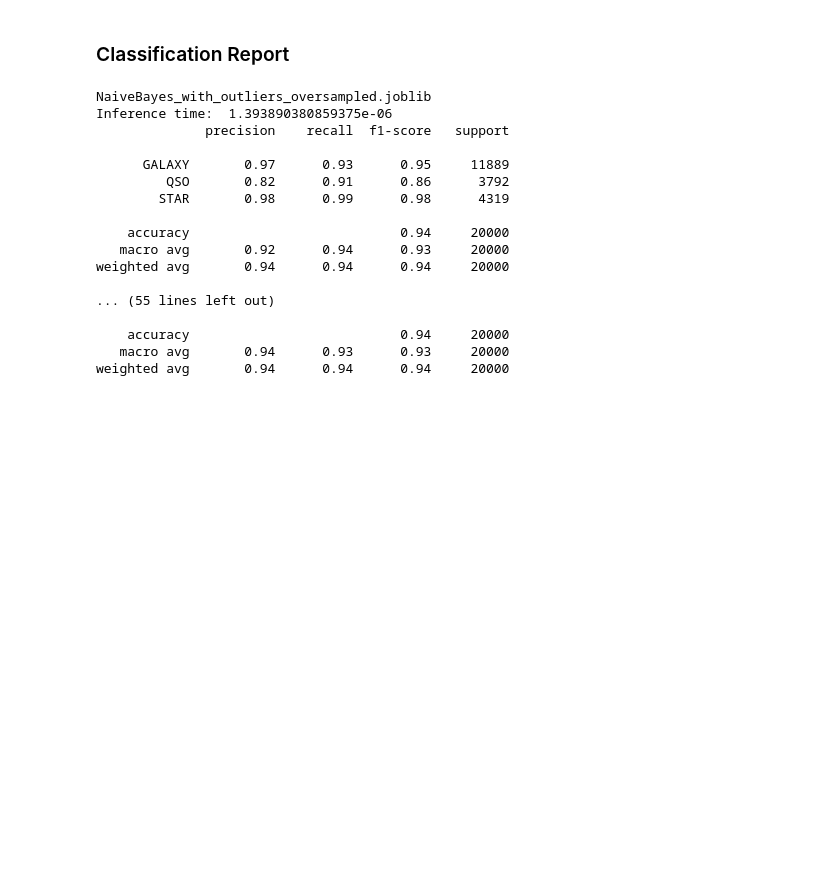
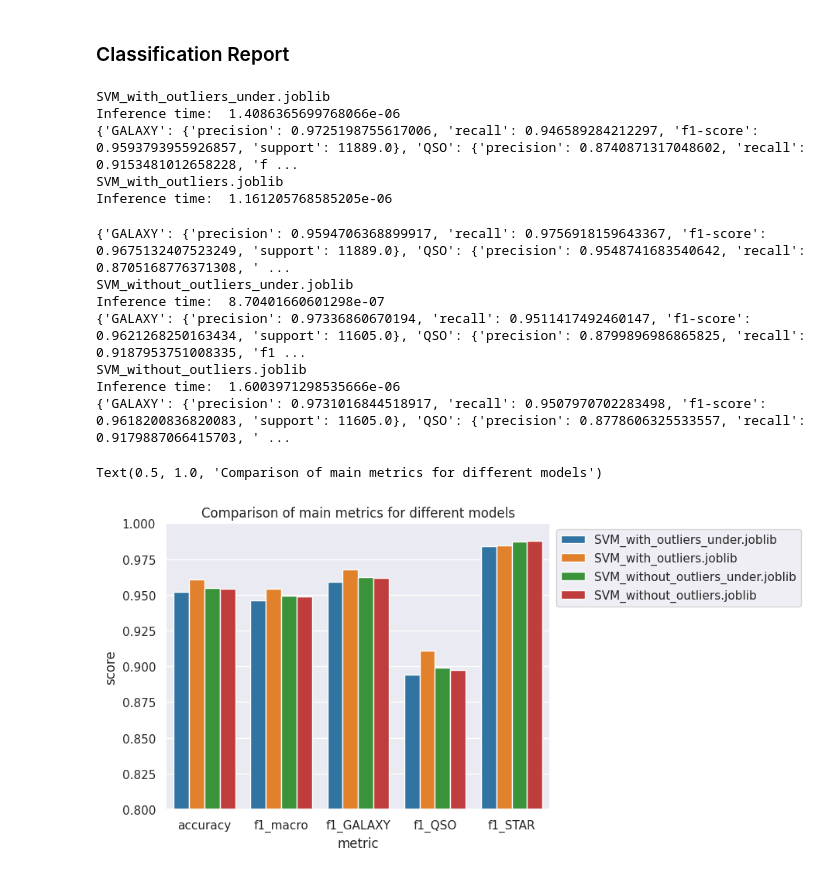
Before and after one commit to LouisCleriot/Stellar-object-classification, a Jupyter notebook: notebooks/Models/choosing-model.ipynb, the cells around one changed output. Saved outputs shown, nothing was run; the diff lists cells and outputs as text; code cells hidden in the pictures; blank space fills up the shorter version.

Commit message:
modif choosing model to plot graph

```diff
--- a/notebooks/Models/choosing-model.ipynb
+++ b/notebooks/Models/choosing-model.ipynb
@@ -15,3 +15,6 @@ import os
 from sklearn.metrics import classification_report
 from sklearn.preprocessing import LabelEncoder
 import time
+import seaborn as sns
+sns.set_style("darkgrid")
+sns.set_context("notebook")
@@ -56,7 +62,7 @@ label_encoder_without = LabelEncoder().fit(y_train_without)
 y_test_without = label_encoder_without.transform(y_test_without)
 # %%
 # Set the type of model to use from this list: ['RF', 'SVM', 'KNN', 'LR', 'NB', 'NN']
-model_choice = 'NB'
+model_choice = 'SVM'
 
 models_dir = '../../models/'+model_choice+'/'
 
@@ -76,6 +82,7 @@ for filename in os.listdir(models_dir):
 # %% [markdown]
 ### Classification Report
 # %%
+reports = pd.DataFrame(columns=['model', 'inference Time (ms)', 'accuracy', 'f1_macro', 'f1_GALAXY', 'f1_QSO', 'f1_STAR'])
 for name, model in models.items():
     print(name)
     #check if name has a certain string
@@ -85,29 +92,44 @@ for name, model in models.items():
         end_time = time.time()
         inference_time = (end_time - start_time)/len(y_pred)
         print("Inference time: ", inference_time)
-        print(classification_report(label_encoder_without.inverse_transform(y_test_without), label_encoder_without.inverse_transform(y_pred)))
+        class_report = classification_report(label_encoder_without.inverse_transform(y_test_without), label_encoder_without.inverse_transform(y_pred), output_dict=True)
+        print(class_report)
     else:
         start_time = time.time()
         y_pred = model.predict(X_test_with)
         end_time = time.time()
         inference_time = (end_time - start_time)/len(y_pred)
         print("Inference time: ", inference_time)
-        print(classification_report(label_encoder_with.inverse_transform(y_test_with),label_encoder_with.inverse_transform(y_pred)))
+        class_report = classification_report(label_encoder_with.inverse_transform(y_test_with), label_encoder_with.inverse_transform(y_pred), output_dict=True)
+        print(class_report)
+    report = {}
+    report['inference Time (ms)'] = inference_time
+    report['model'] = name
+    report['accuracy'] = class_report['accuracy']
+    report['f1_macro'] = class_report['macro avg']['f1-score']
+    for i in label_encoder_with.classes_ :
+        report[f'f1_{i}'] = class_report[f'{i}']['f1-score']
+    reports = pd.concat([reports, pd.DataFrame([report])], ignore_index=True)
 # %% [output]
-NaiveBayes_with_outliers_oversampled.joblib
-Inference time:  1.393890380859375e-06
-              precision    recall  f1-score   support
-
-      GALAXY       0.97      0.93      0.95     11889
-         QSO       0.82      0.91      0.86      3792
-        STAR       0.98      0.99      0.98      4319
-
-    accuracy                           0.94     20000
-   macro avg       0.92      0.94      0.93     20000
-weighted avg       0.94      0.94      0.94     20000
-
-... (55 lines left out)
-
-    accuracy                           0.94     20000
-   macro avg       0.94      0.93      0.93     20000
-weighted avg       0.94      0.94      0.94     20000
+SVM_with_outliers_under.joblib
+Inference time:  1.4086365699768066e-06
+{'GALAXY': {'precision': 0.9725198755617006, 'recall': 0.946589284212297, 'f1-score': 0.9593793955926857, 'support': 11889.0}, 'QSO': {'precision': 0.8740871317048602, 'recall': 0.9153481012658228, 'f ...
+SVM_with_outliers.joblib
+Inference time:  1.161205768585205e-06
+{'GALAXY': {'precision': 0.9594706368899917, 'recall': 0.9756918159643367, 'f1-score': 0.9675132407523249, 'support': 11889.0}, 'QSO': {'precision': 0.9548741683540642, 'recall': 0.8705168776371308, ' ...
+SVM_without_outliers_under.joblib
+Inference time:  8.70401660601298e-07
+{'GALAXY': {'precision': 0.97336860670194, 'recall': 0.9511417492460147, 'f1-score': 0.9621268250163434, 'support': 11605.0}, 'QSO': {'precision': 0.8799896986865825, 'recall': 0.9187953751008335, 'f1 ...
+SVM_without_outliers.joblib
+Inference time:  1.6003971298535666e-06
+{'GALAXY': {'precision': 0.9731016844518917, 'recall': 0.9507970702283498, 'f1-score': 0.9618200836820083, 'support': 11605.0}, 'QSO': {'precision': 0.8778606325533557, 'recall': 0.9179887066415703, ' ...
+# %%
+reshaped_reports = reports.melt(id_vars=['model'], value_vars=reports.columns[2:], var_name='metric', value_name='score')
+
+ax = sns.barplot(data=reshaped_reports, x='metric', y='score', hue='model')
+ax.set(ylim=(0.8, 1))
+ax.legend(loc='upper left', bbox_to_anchor=(1, 1))
+ax.set_title('Comparison of main metrics for different models')
+# %% [output]
+Text(0.5, 1.0, 'Comparison of main metrics for different models')
+[figure, added]
```
Also changed, not shown: parts of 2 cells of this notebook, 1 other file.
